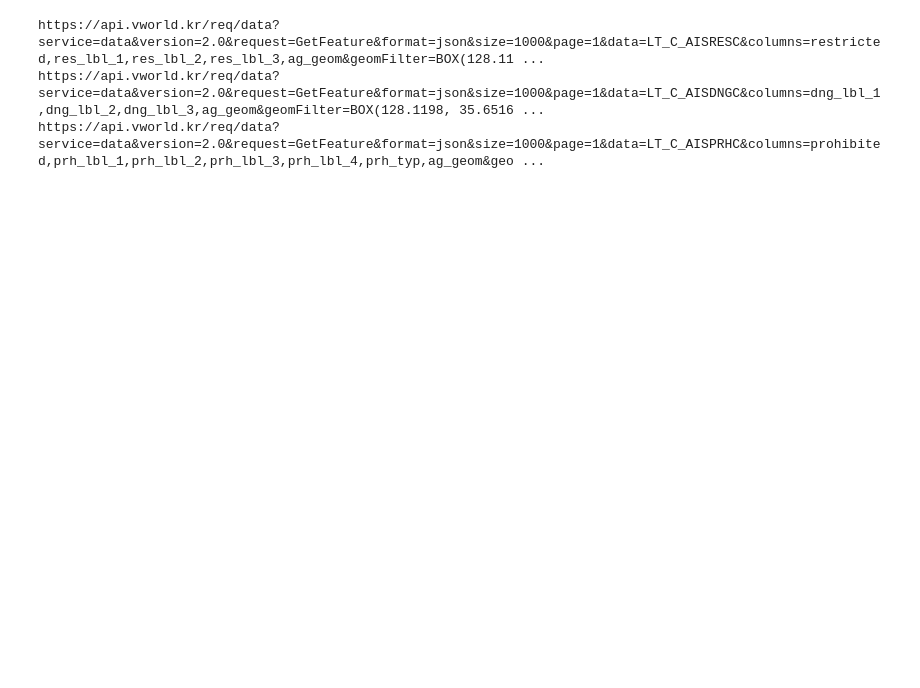
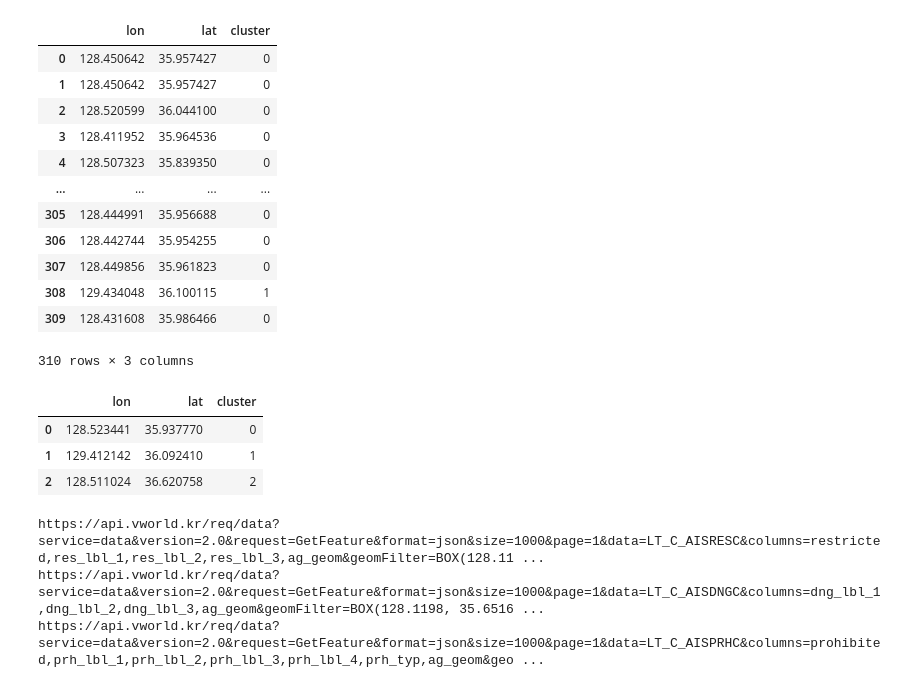
Before and after one commit to HowveYoobin/Big_Data_Design, a Jupyter notebook: Team_project/mapping.ipynb, the cells around one changed output. Saved outputs shown, nothing was run; the diff lists cells and outputs as text; code cells hidden in the pictures; blank space fills up the shorter version.

```diff
--- a/Team_project/mapping.ipynb
+++ b/Team_project/mapping.ipynb
@@ -23,3 +25,26 @@ data.plt_visualize(danger, prohibited, restricted, save=True)
+# %%
+warehouse_df
+# %% [output]
+|  | lon | lat | cluster |
+| 0 | 128.450642 | 35.957427 | 0 |
+| 1 | 128.450642 | 35.957427 | 0 |
+| 2 | 128.520599 | 36.044100 | 0 |
+| 3 | 128.411952 | 35.964536 | 0 |
+| 4 | 128.507323 | 35.839350 | 0 |
+| ... | ... | ... | ... |
+| 305 | 128.444991 | 35.956688 | 0 |
+| 306 | 128.442744 | 35.954255 | 0 |
+| 307 | 128.449856 | 35.961823 | 0 |
+| 308 | 129.434048 | 36.100115 | 1 |
+| 309 | 128.431608 | 35.986466 | 0 |
+310 rows × 3 columns
+# %%
+centroids_df
+# %% [output]
+|  | lon | lat | cluster |
+| 0 | 128.523441 | 35.937770 | 0 |
+| 1 | 129.412142 | 36.092410 | 1 |
+| 2 | 128.511024 | 36.620758 | 2 |
 # %%
 restricted_rev = data.get_lat_lon("res")
 danger_rev = data.get_lat_lon("dng")
```
Also changed, not shown: parts of 4 cells of this notebook, 21 other files.
